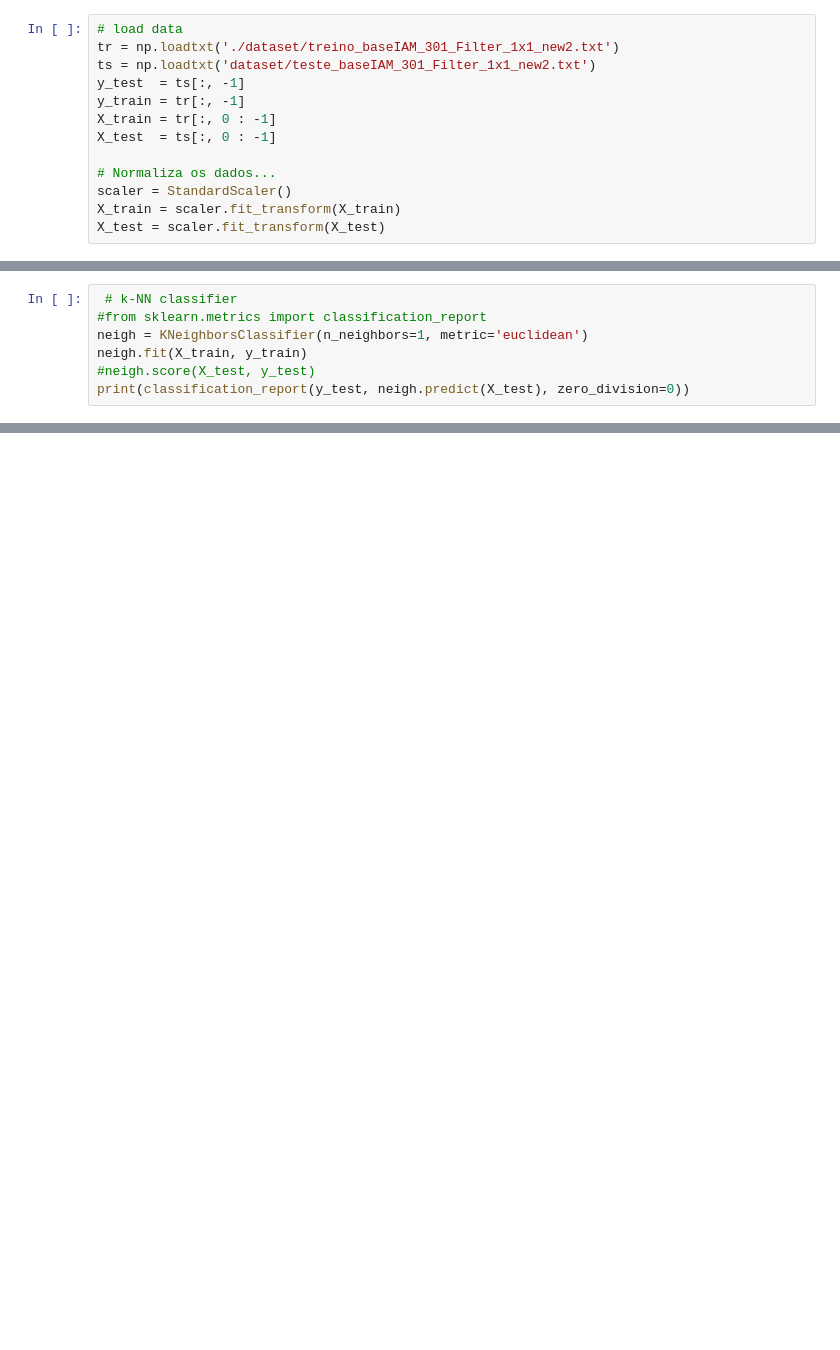
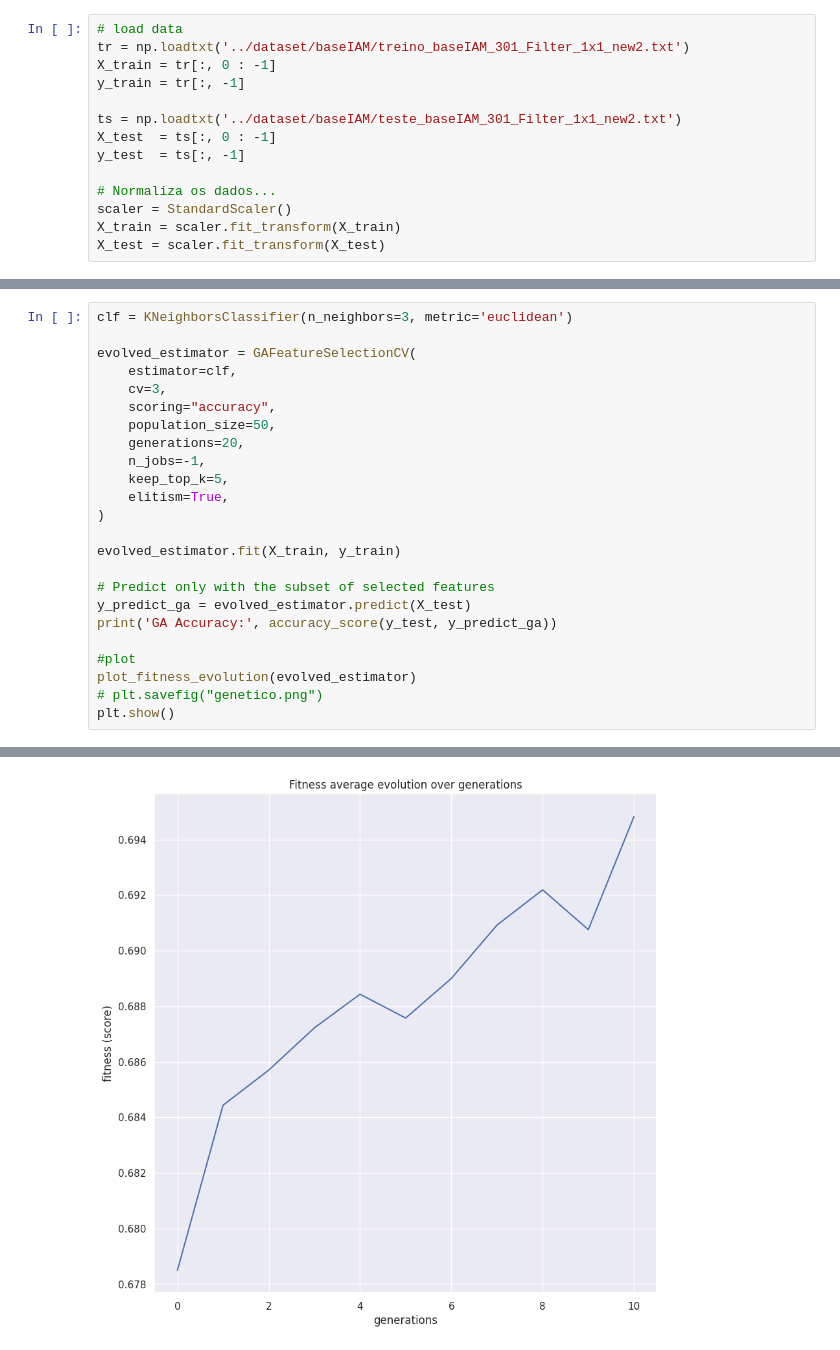
Before and after one commit to geazzy/inteligencia-computacional, a Jupyter notebook: dimensionalidade/main.ipynb, the cells around one changed output, grey strips where cells are left out. Cells and saved outputs as stored; diff of their text form; blank space fills up the shorter version.

```diff
--- a/dimensionalidade/main.ipynb
+++ b/dimensionalidade/main.ipynb
@@ -14,11 +20,12 @@ from sklearn import tree
 # %%
 # load data
-tr = np.loadtxt('./dataset/treino_baseIAM_301_Filter_1x1_new2.txt')
-ts = np.loadtxt('dataset/teste_baseIAM_301_Filter_1x1_new2.txt')
+tr = np.loadtxt('../dataset/baseIAM/treino_baseIAM_301_Filter_1x1_new2.txt')
+X_train = tr[:, 0 : -1]
+y_train = tr[:, -1]
+
+ts = np.loadtxt('../dataset/baseIAM/teste_baseIAM_301_Filter_1x1_new2.txt')
+X_test  = ts[:, 0 : -1]
 y_test  = ts[:, -1]
-y_train = tr[:, -1]
-X_train = tr[:, 0 : -1]
-X_test  = ts[:, 0 : -1]
 
 # Normaliza os dados...
 scaler = StandardScaler()
@@ -48,7 +92,0 @@ for n in n_components:
-# %%
- # k-NN classifier
-#from sklearn.metrics import classification_report
-neigh = KNeighborsClassifier(n_neighbors=1, metric='euclidean')
-neigh.fit(X_train, y_train)
-#neigh.score(X_test, y_test)
-print(classification_report(y_test, neigh.predict(X_test), zero_division=0))
@@ -171,0 +95,25 @@ weighted avg       0.58      0.58      0.55      1505
+# %%
+clf = KNeighborsClassifier(n_neighbors=3, metric='euclidean')
+
+evolved_estimator = GAFeatureSelectionCV(
+    estimator=clf,
+    cv=3,
+    scoring="accuracy",
+    population_size=50,
+    generations=20,
+    n_jobs=-1,
+    keep_top_k=5,
+    elitism=True,
+)
+
+evolved_estimator.fit(X_train, y_train)
+
+# Predict only with the subset of selected features
+y_predict_ga = evolved_estimator.predict(X_test)
+print('GA Accuracy:', accuracy_score(y_test, y_predict_ga))
+
+#plot
+plot_fitness_evolution(evolved_estimator)
+# plt.savefig("genetico.png")
+plt.show()
+# %% [output]
@@ -171,0 +133 @@ weighted avg       0.58      0.58      0.55      1505
+[figure, added]
```
Also changed, not shown: parts of 17 cells of this notebook, 7 other files.
